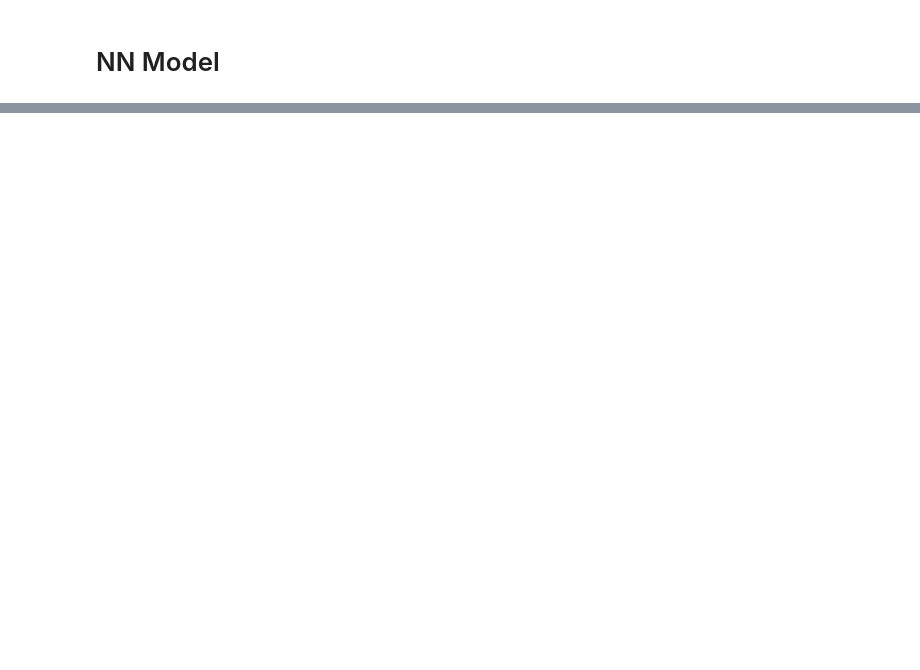
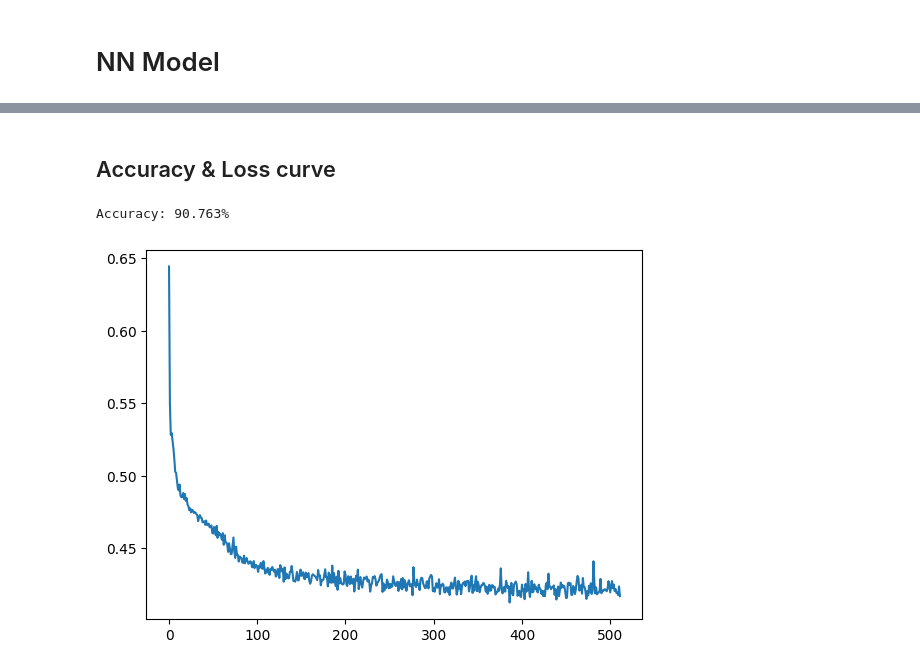
Before and after one commit to huang0520/1112_MachineLearning, a Jupyter notebook: HW2/HW2.ipynb, the cells around one changed output, grey strips where cells are left out. Drawn from its saved outputs; the diff is of its cells as text; code cells hidden in the pictures; blank space fills up the shorter version.

```diff
--- a/HW2/HW2.ipynb
+++ b/HW2/HW2.ipynb
@@ -218,0 +317,18 @@ Accuracy: 88.353%
+# %%
+# Reset the random generator
+rng = rng_generator()
+
+model_3layer = NN(Config.size_3layer.value, "ReLU")
+
+model_3layer.train(
+    train_x, train_y, Config.learning_rate.value, Config.epoch.value
+)
+pred_3layer = model_3layer.pred(test_x)
+# %% [markdown]
+## Accuracy & Loss curve
+# %%
+print(f"Accuracy: {evaluate(pred_3layer, test_y) * 100:.3f}%")
+model_3layer.plot_loss_curve()
+# %% [output]
+Accuracy: 90.763%
+[figure, added]
```
Also changed, not shown: parts of 23 cells of this notebook.
